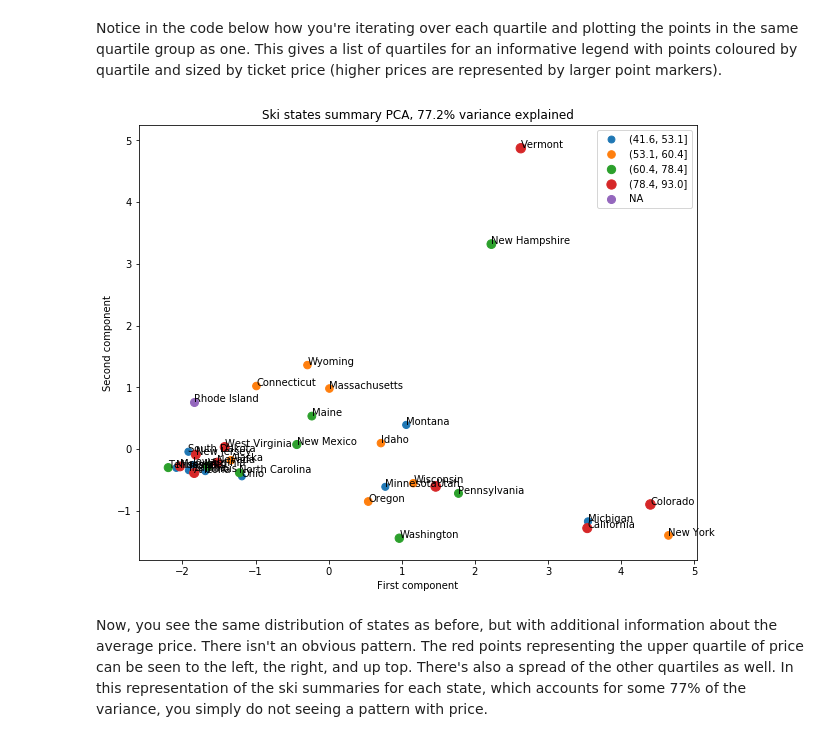
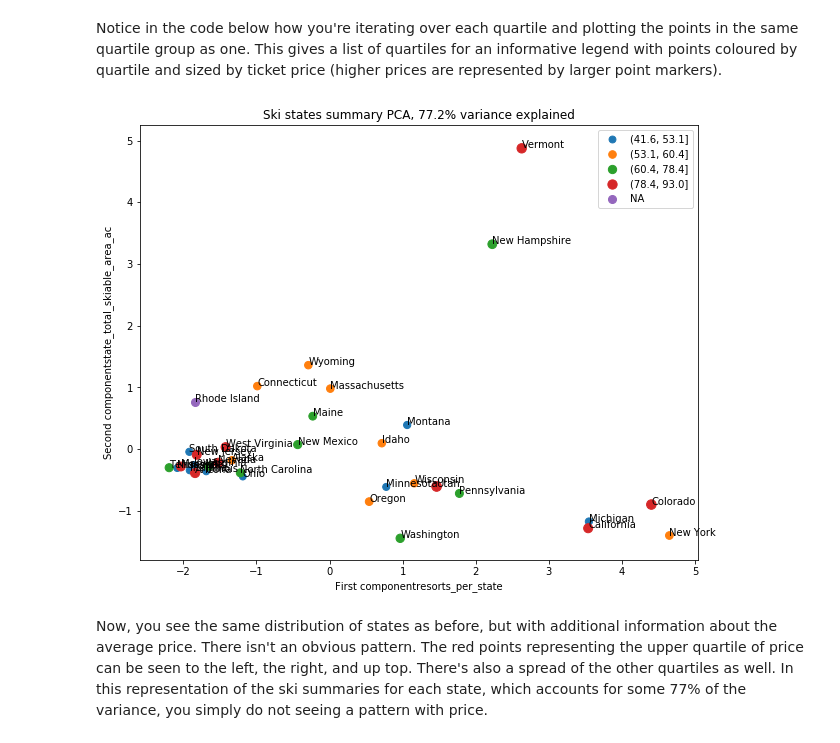
Before and after one commit to mabsva/DataScienceGuidedCapstone, a Jupyter notebook: Notebooks/03_exploratory_data_analysis.ipynb, the cells around one changed output. Drawn from its saved outputs; the diff is of its cells as text; code cells hidden in the pictures.

```diff
--- a/Notebooks/03_exploratory_data_analysis.ipynb
+++ b/Notebooks/03_exploratory_data_analysis.ipynb
@@ -570,22 +570,22 @@ Notice in the code below how you're iterating over each quartile and plotting th
 # %%
 x = pca_df.PC1
 y = pca_df.PC2
 price = pca_df.AdultWeekend
 quartiles = pca_df.Quartile
 state = pca_df.index
 pc_var = 100 * state_pca.explained_variance_ratio_.cumsum()[1]
 fig, ax = plt.subplots(figsize=(10,8))
 for q in quartiles.cat.categories:
     im = quartiles == q
     ax.scatter(x=x[im], y=y[im], s=price[im], label=q)
-ax.set_xlabel('First component')
-ax.set_ylabel('Second component')
+ax.set_xlabel('First component'+state_summary_columns[0])
+ax.set_ylabel('Second component'+state_summary_columns[1])
 plt.legend()
 ax.set_title(f'Ski states summary PCA, {pc_var:.1f}% variance explained')
 for s, x, y in zip(state, x, y):
     plt.annotate(s, (x, y))
 # %% [output]
-[figure, old version]
+[figure, new version]
 # %% [markdown]
 Now, you see the same distribution of states as before, but with additional information about the average price. There isn't an obvious pattern. The red points representing the upper quartile of price can be seen to the left, the right, and up top. There's also a spread of the other quartiles as well. In this representation of the ski summaries for each state, which accounts for some 77% of the variance, you simply do not seeing a pattern with price.
 # %% [markdown]
```
Also changed, not shown: parts of 3 cells of this notebook.
